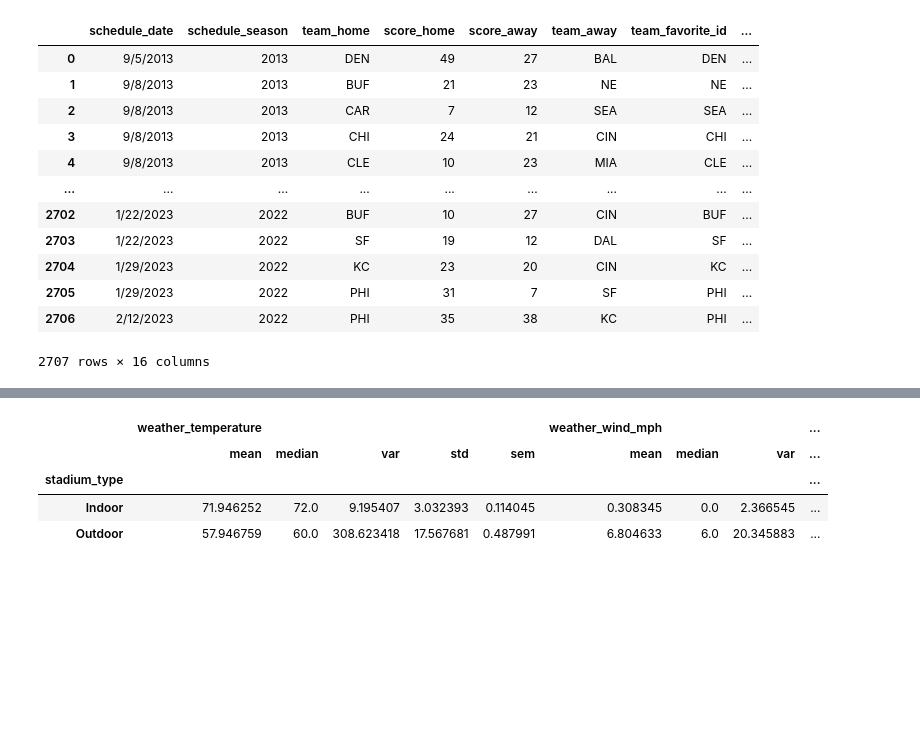
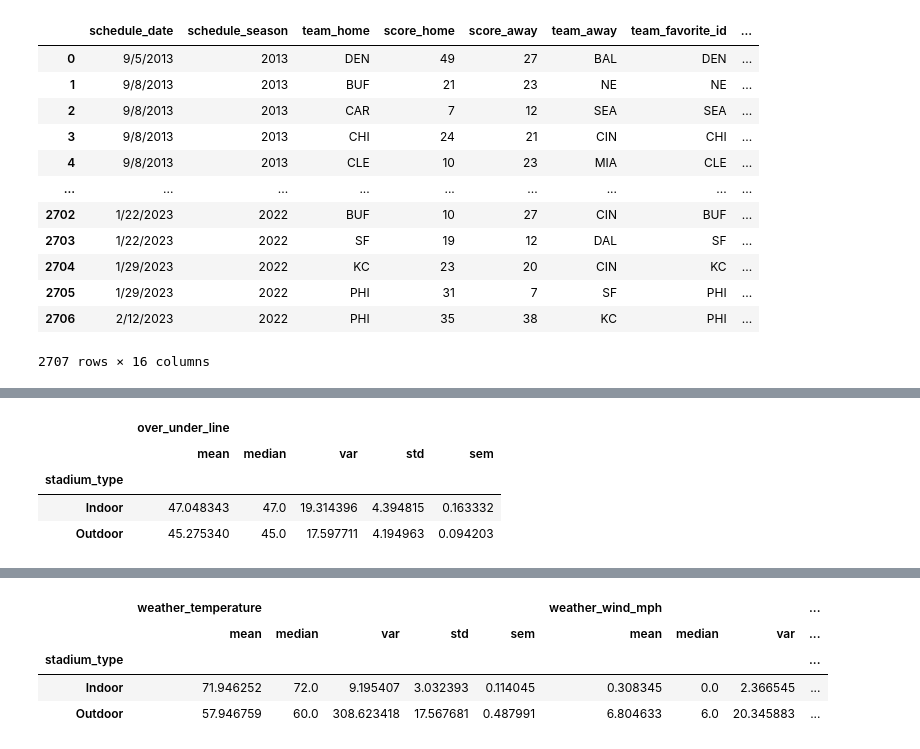
Before and after one commit to dadario10/Betting_Analytics_Project, a Jupyter notebook: stadiums.ipynb, the cells around one changed output, grey strips where cells are left out. Cells and saved outputs as stored; diff of their text form; code cells hidden in the pictures; blank space fills up the shorter version.

```diff
--- a/stadiums.ipynb
+++ b/stadiums.ipynb
@@ -223,0 +233,10 @@ Name: home_team_won, dtype: float64
+# %%
+#summary statistics table for over/under line by indoor and outdoor games
+over_under_agg = winner_stadium_df.groupby(["stadium_type"])[["over_under_line"]].agg(["mean", "median", "var", "std", "sem"])
+over_under_agg
+# %% [output]
+|  | over_under_line |  |  |  |  |
+|  | mean | median | var | std | sem |
+| stadium_type |  |  |  |  |  |
+| Indoor | 47.048343 | 47.0 | 19.314396 | 4.394815 | 0.163332 |
+| Outdoor | 45.275340 | 45.0 | 17.597711 | 4.194963 | 0.094203 |
```
Also changed, not shown: parts of 9 cells of this notebook, 2 other files.
